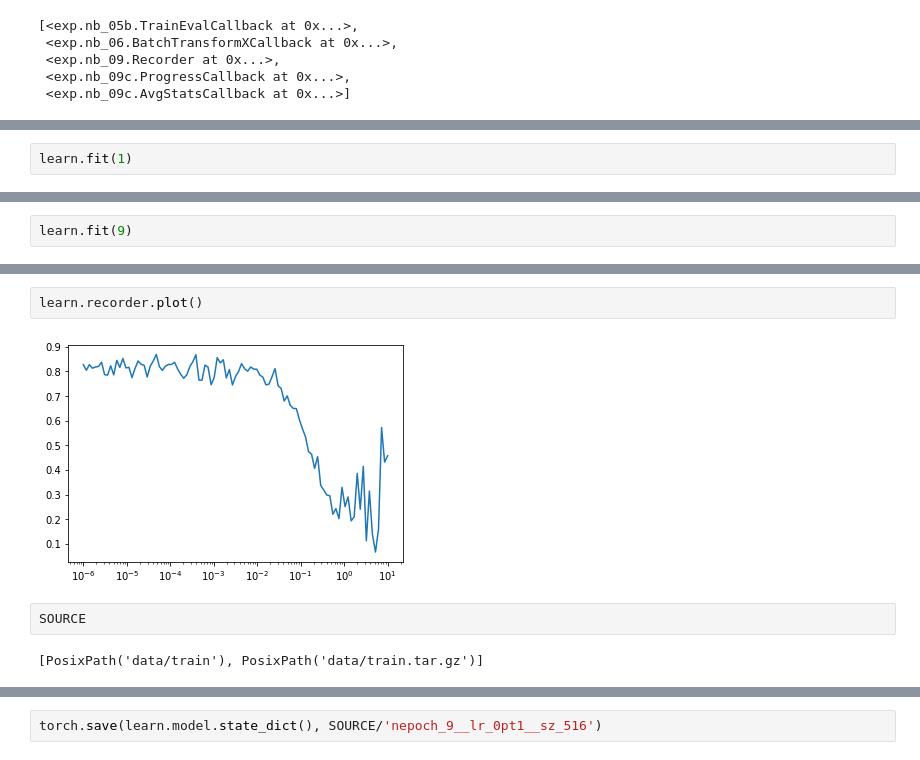
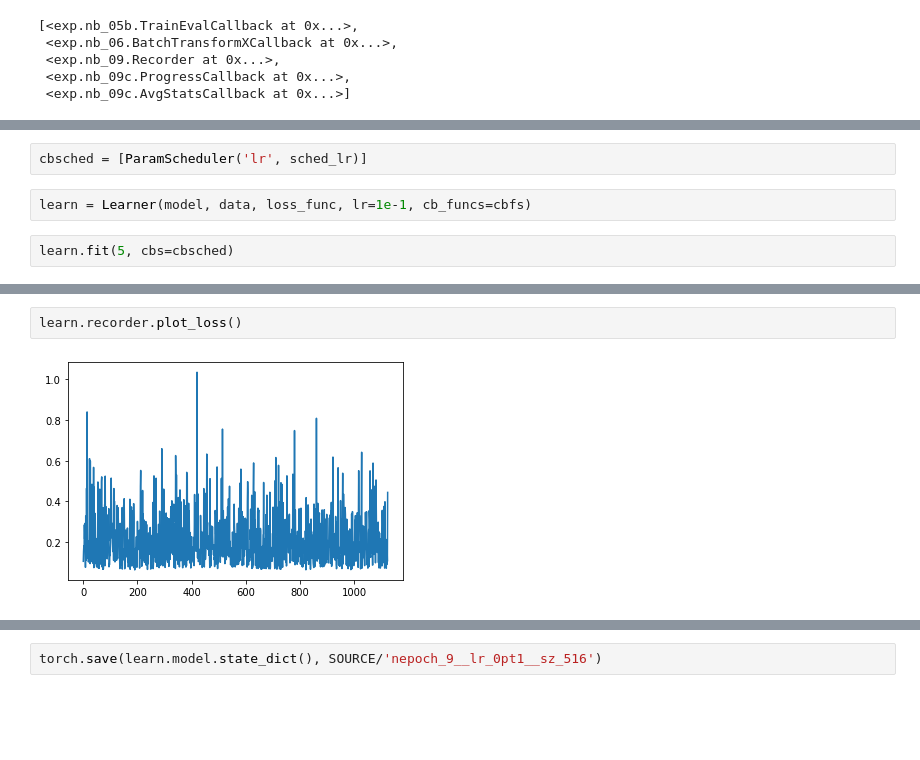
Before and after one commit to qAp/xview2comp, a Jupyter notebook: 02_model.ipynb, the cells around one changed output, grey strips where cells are left out. Cells and saved outputs as stored; diff of their text form; blank space fills up the shorter version.

```diff
--- a/02_model.ipynb
+++ b/02_model.ipynb
@@ -154,3 +179,7 @@ learn.opt.hypers[0]['lr'] = .1
+# %%
+cbsched = [ParamScheduler('lr', sched_lr)]
+# %%
+learn = Learner(model, data, loss_func, lr=1e-1, cb_funcs=cbfs)
 # %%
-learn.fit(1)
+learn.fit(5, cbs=cbsched)
 # %% [output]
@@ -163,2 +191,0 @@ learn.opt.hypers[0]
-# %%
-learn.fit(9)
@@ -176,8 +192,4 @@ learn.fit(9)
 # %%
-learn.recorder.plot()
+learn.recorder.plot_loss()
 # %% [output]
-[figure, old version]
+[figure, new version]
-# %%
-SOURCE
-# %% [output]
-[PosixPath('data/train'), PosixPath('data/train.tar.gz')]
```
Also changed, not shown: parts of 35 cells of this notebook.
